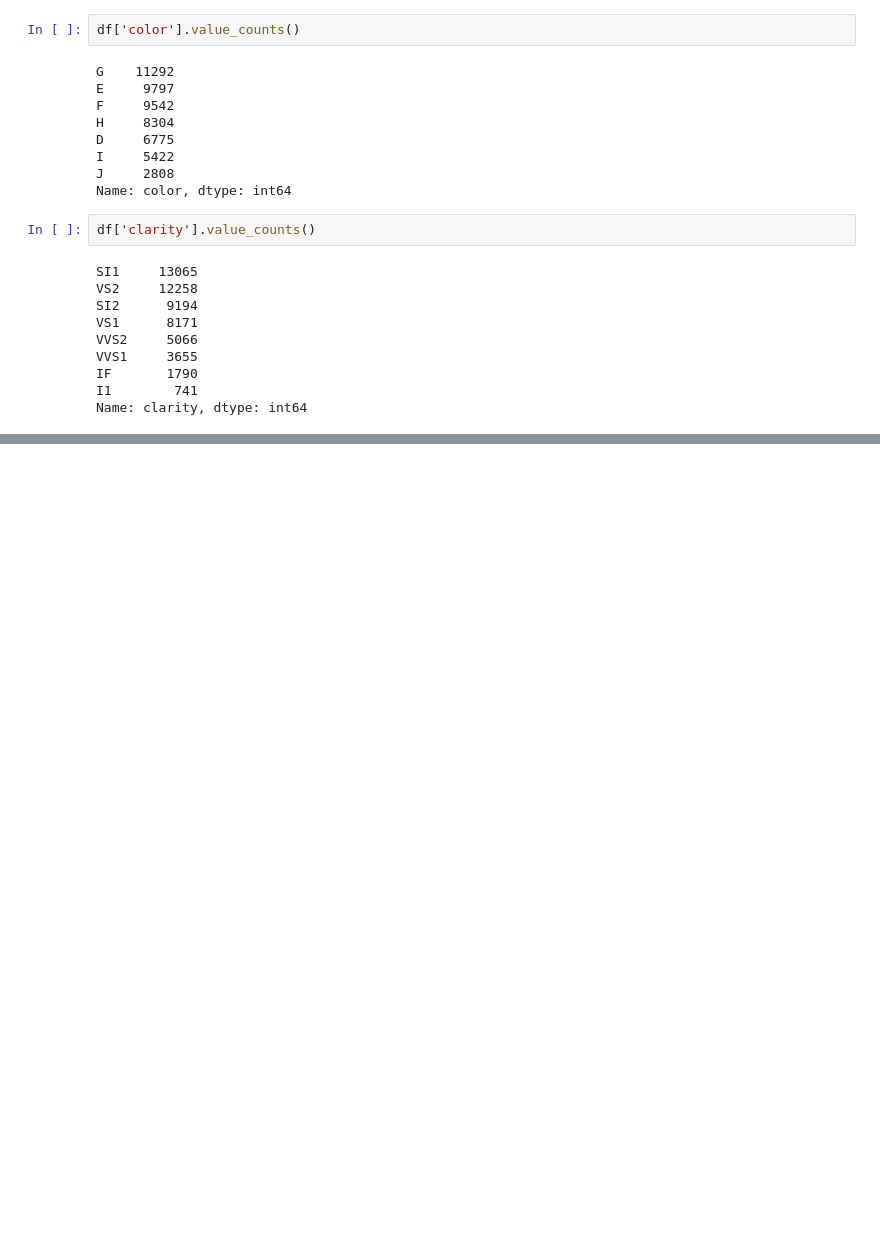
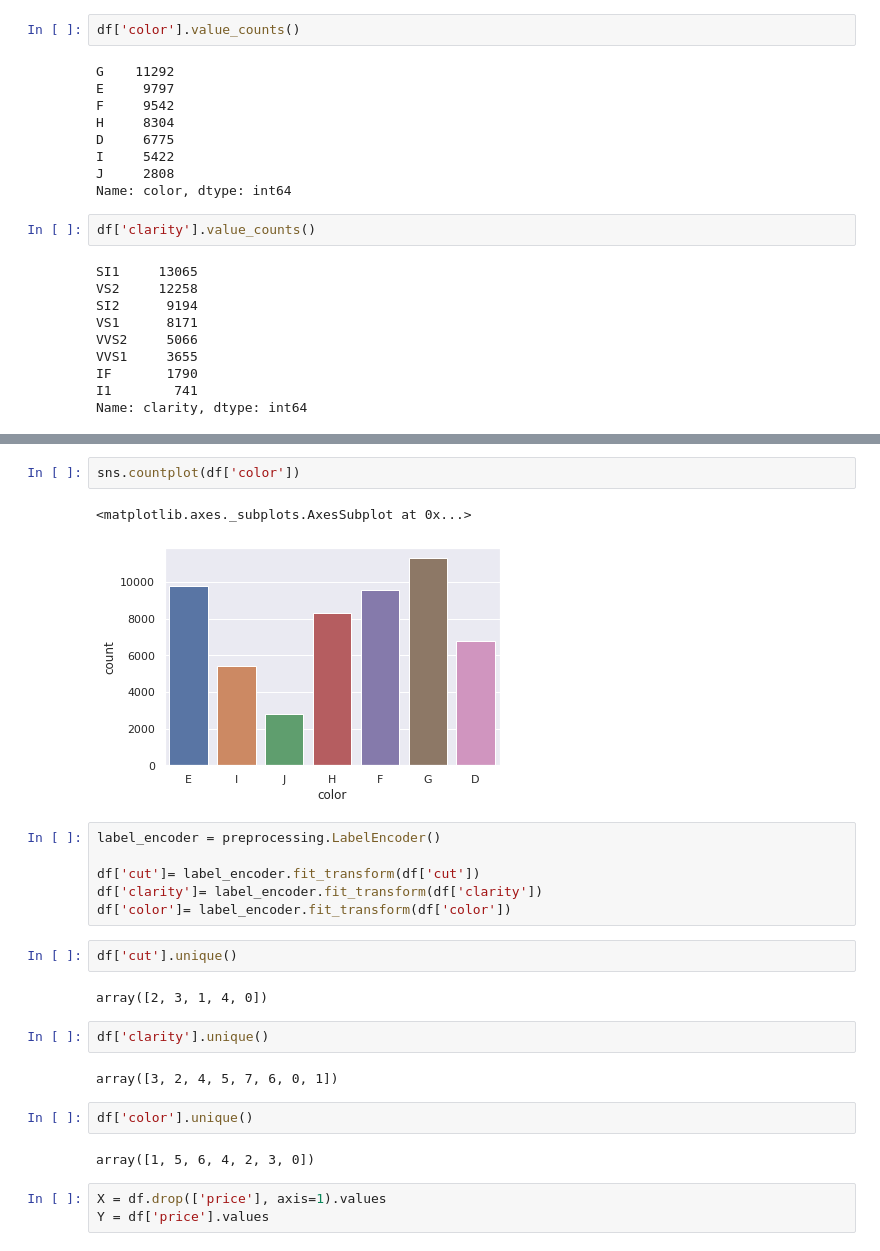
Before and after one commit to rsonar821/Diamond-Price-Prediction, a Jupyter notebook: Diamond_Price_Prediction.ipynb, the cells around one changed output, grey strips where cells are left out. Saved outputs shown, nothing was run; the diff lists cells and outputs as text; blank space fills up the shorter version.

```diff
--- a/Diamond_Price_Prediction.ipynb
+++ b/Diamond_Price_Prediction.ipynb
@@ -159,0 +173,26 @@ Name: clarity, dtype: int64
+# %%
+sns.countplot(df['color'])
+# %% [output]
+<matplotlib.axes._subplots.AxesSubplot at 0x...>
+[figure, added]
+# %%
+label_encoder = preprocessing.LabelEncoder()
+
+df['cut']= label_encoder.fit_transform(df['cut'])
+df['clarity']= label_encoder.fit_transform(df['clarity'])
+df['color']= label_encoder.fit_transform(df['color'])
+# %%
+df['cut'].unique()
+# %% [output]
+array([2, 3, 1, 4, 0])
+# %%
+df['clarity'].unique()
+# %% [output]
+array([3, 2, 4, 5, 7, 6, 0, 1])
+# %%
+df['color'].unique()
+# %% [output]
+array([1, 5, 6, 4, 2, 3, 0])
+# %%
+X = df.drop(['price'], axis=1).values
+Y = df['price'].values
```
Also changed, not shown: parts of 12 cells of this notebook.
